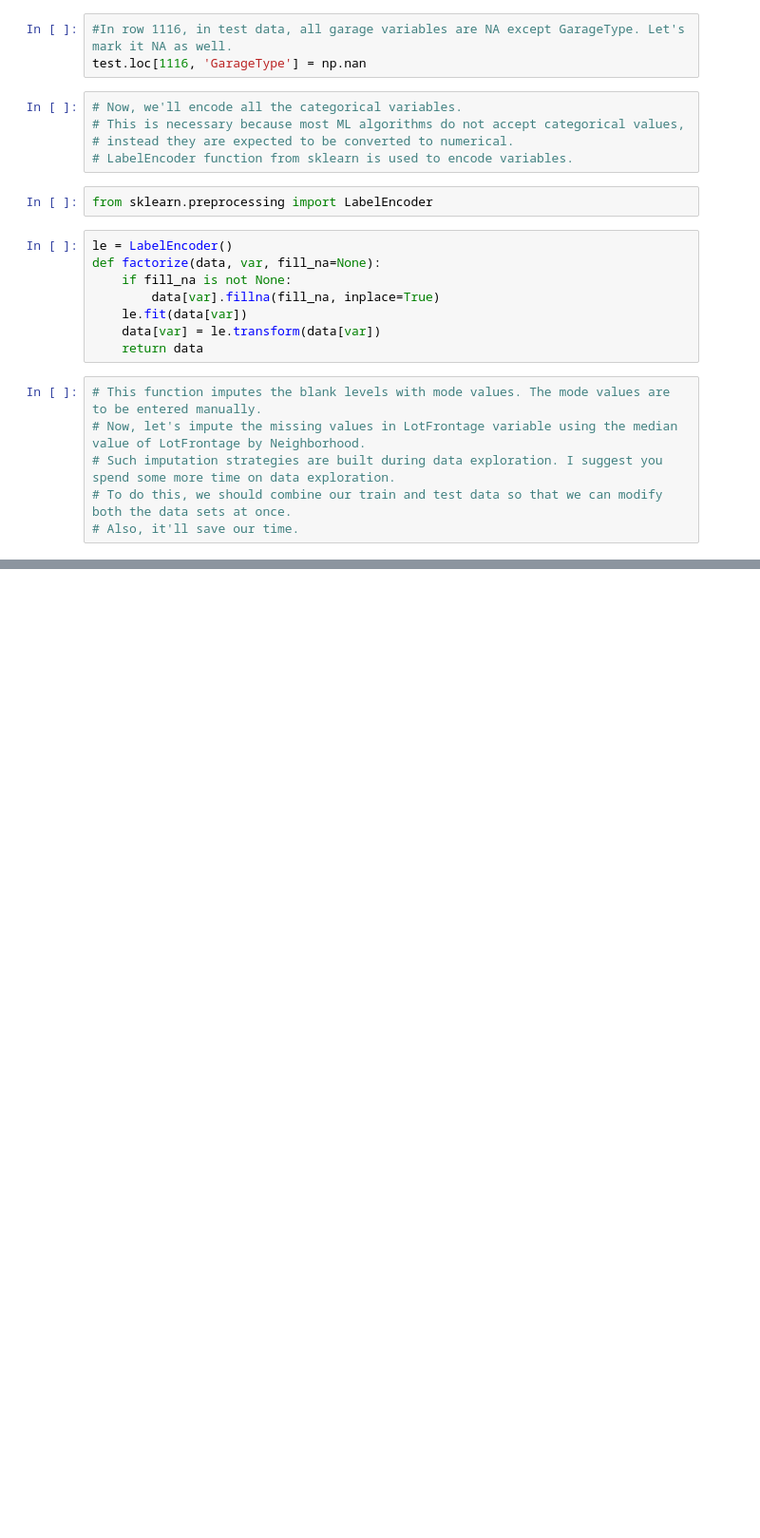
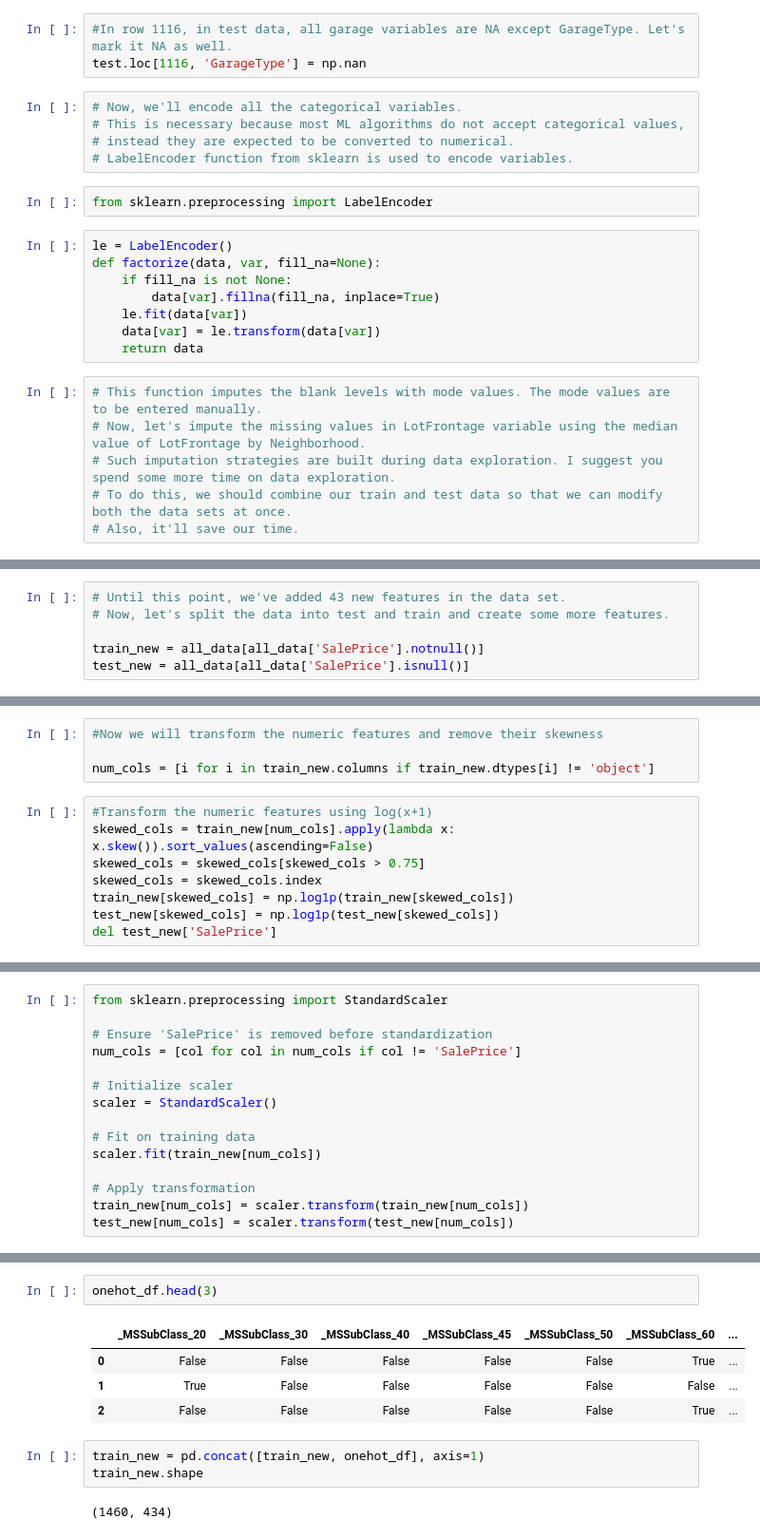
Before and after one commit to ysAditya/House-Pricing-Kaggle, a Jupyter notebook: Kaggle_Housing_Price_Prediction/Main Code.ipynb, the cells around one changed output, grey strips where cells are left out. Shown at 95% size. Cells and saved outputs as stored; diff of their text form; blank space fills up the shorter version.

```diff
--- a/Kaggle_Housing_Price_Prediction/Main Code.ipynb
+++ b/Kaggle_Housing_Price_Prediction/Main Code.ipynb
@@ -440,0 +660,6 @@ all_data.shape
+# %%
+# Until this point, we've added 43 new features in the data set.
+# Now, let's split the data into test and train and create some more features.
+
+train_new = all_data[all_data['SalePrice'].notnull()]
+test_new = all_data[all_data['SalePrice'].isnull()]
@@ -440,0 +678,12 @@ all_data.shape
+# %%
+#Now we will transform the numeric features and remove their skewness
+
+num_cols = [i for i in train_new.columns if train_new.dtypes[i] != 'object']
+# %%
+#Transform the numeric features using log(x+1)
+skewed_cols = train_new[num_cols].apply(lambda x: x.skew()).sort_values(ascending=False)
+skewed_cols = skewed_cols[skewed_cols > 0.75]
+skewed_cols = skewed_cols.index
+train_new[skewed_cols] = np.log1p(train_new[skewed_cols])
+test_new[skewed_cols] = np.log1p(test_new[skewed_cols])
+del test_new['SalePrice']
@@ -440,0 +708,15 @@ all_data.shape
+# %%
+from sklearn.preprocessing import StandardScaler
+
+# Ensure 'SalePrice' is removed before standardization
+num_cols = [col for col in num_cols if col != 'SalePrice']
+
+# Initialize scaler
+scaler = StandardScaler()
+
+# Fit on training data
+scaler.fit(train_new[num_cols])
+
+# Apply transformation
+train_new[num_cols] = scaler.transform(train_new[num_cols])
+test_new[num_cols] = scaler.transform(test_new[num_cols])
@@ -440,0 +832,12 @@ all_data.shape
+# %%
+onehot_df.head(3)
+# %% [output]
+|  | _MSSubClass_20 | _MSSubClass_30 | _MSSubClass_40 | _MSSubClass_45 | _MSSubClass_50 | _MSSubClass_60 | ... |
+| 0 | False | False | False | False | False | True | ... |
+| 1 | True | False | False | False | False | False | ... |
+| 2 | False | False | False | False | False | True | ... |
+# %%
+train_new = pd.concat([train_new, onehot_df], axis=1)
+train_new.shape
+# %% [output]
+(1460, 434)
```
Also changed, not shown: parts of 78 cells of this notebook.
